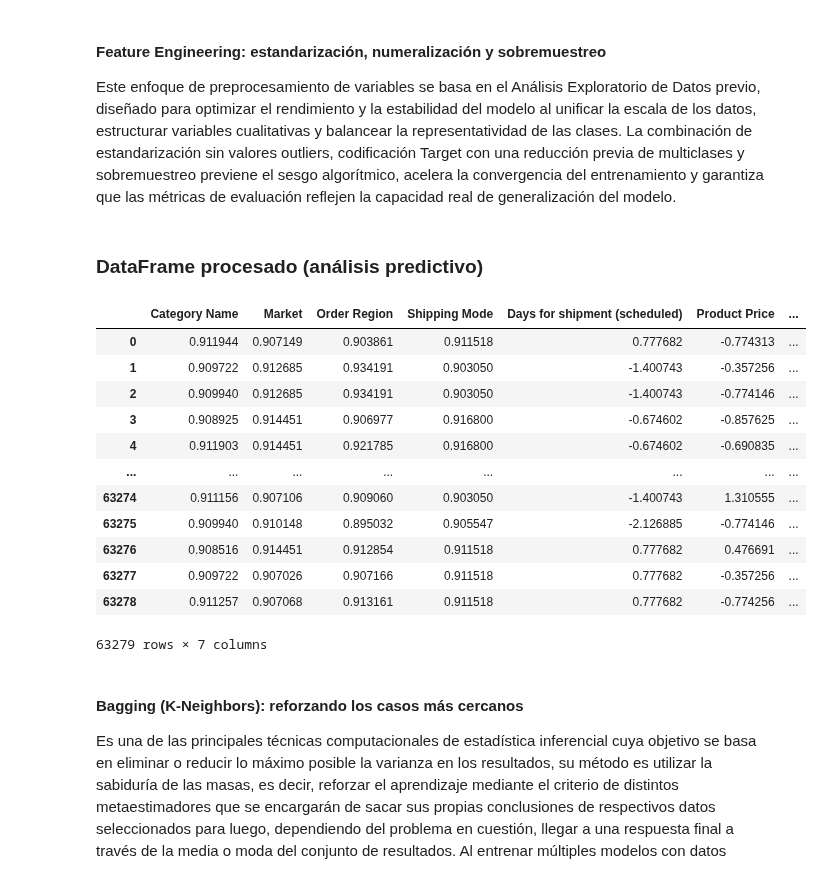
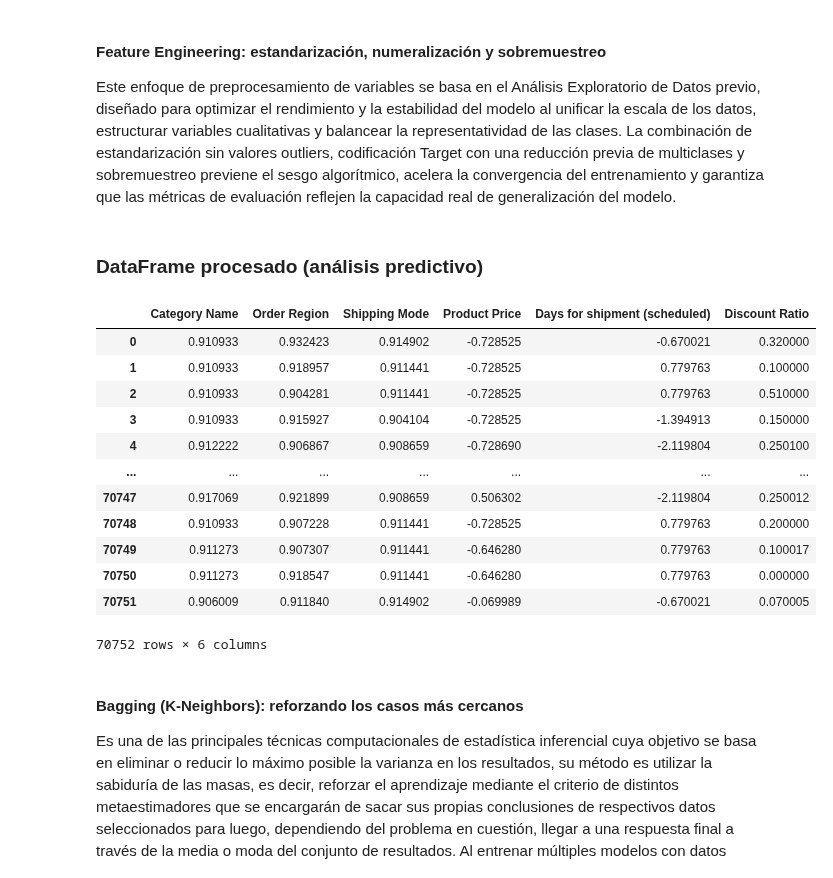
Before and after one commit to genagithub/proyecto-4, a Jupyter notebook: risk_scoring.ipynb, the cells around one changed output. Cells and saved outputs as stored; diff of their text form; code cells hidden in the pictures.

```diff
--- a/risk_scoring.ipynb
+++ b/risk_scoring.ipynb
@@ -57,7 +57,8 @@ success_counts = df_original["Order Success"].value_counts(normalize=True) * 100
 display(Markdown(f"### El {success_counts[1]:.2f}% de las transacciones terminan en éxito ---> Target Desbalanceada"))
 display(Markdown("-" * 70))
 
-numeric_vars = ["Discount Ratio", "Product Price", "Days for shipment (scheduled)"]
+numeric_var_limited = ["Discount Ratio"]
+numeric_vars = ["Product Price", "Days for shipment (scheduled)"]
 categorical_vars = ["Category Name", "Order Region", "Shipping Mode"]
 
 fig, axes = plt.subplots(nrows=1, ncols=3, figsize=(18, 6))
@@ -85,7 +86,7 @@ sns.set_theme(style="whitegrid")
 plt.bar(df_plot.index, df_plot["Frecuency"], color="b", label="Frecuencia por Clase")
 
 umbral = df_original.shape[0] * 0.025
-plt.axhline(y=umbral, color="r", linestyle="--", linewidth=1.5, label=f"Umbral actual: 1% (~{int(umbral)} filas)")
+plt.axhline(y=umbral, color="r", linestyle="--", linewidth=1.5, label=f"Umbral actual: 2.5% (~{int(umbral)} filas)")
 
 plt.title("Scree Plot (Gráfico de Codo) para 'Category Name'", fontsize=14, fontweight="bold", pad=15)
 plt.xlabel("Índice de Clases", fontsize=11)
@@ -126,52 +127,54 @@ def caps_outliers(df, columns):
 
 df, caps = caps_outliers(df, ["Product Price", "Discount Ratio"])
 
-X_train, X_test, y_train, y_test = train_test_split(df[categorical_vars + numeric_vars],
+X_train, X_test, y_train, y_test = train_test_split(df[categorical_vars + numeric_vars + numeric_var_limited],
                                                     df["Order Success"],
                                                     test_size=0.25,
                                                     random_state=42,
                                                     stratify=df["Order Success"])
 
 umbral = 0.025
 categories_distribution = X_train["Category Name"].value_counts(normalize=True)
 valid_categories = categories_distribution[categories_distribution > umbral].index
 
 X_train["Category Name"] = X_train["Category Name"].where(X_train["Category Name"].isin(valid_categories), "OTHERS")
 X_test["Category Name"] = X_test["Category Name"].where(X_test["Category Name"].isin(valid_categories), "OTHERS")
 
 scaler = StandardScaler()
 X_train_num = scaler.fit_transform(X_train[numeric_vars])
 X_train_num = pd.DataFrame(X_train_num, columns=numeric_vars, index=X_train.index)
 X_test_num = scaler.fit_transform(X_test[numeric_vars])
 X_test_num = pd.DataFrame(X_test_num, columns=numeric_vars, index=X_test.index)
 
 encoder = TargetEncoder(cols=categorical_vars)
 X_train_cat = encoder.fit_transform(X_train[categorical_vars], y_train)
 X_test_cat = encoder.fit_transform(X_test[categorical_vars], y_test)
 
 X_train_processed = pd.concat([X_train_cat, X_train_num], axis=1)
+X_train_processed[numeric_var_limited[0]] = X_train[numeric_var_limited[0]]
 X_test_processed = pd.concat([X_test_cat, X_test_num], axis=1)
+X_test_processed[numeric_var_limited[0]] = X_test[numeric_var_limited[0]]
 
 smote = SMOTE(sampling_strategy=0.2, random_state=42)
 X_train_processed_balanced, y_train_balanced = smote.fit_resample(X_train_processed, y_train)
 
 display(Markdown("### DataFrame procesado (análisis predictivo)"))
 display(X_train_processed_balanced)
 # %% [output]
 ### DataFrame procesado (análisis predictivo)
-|  | Category Name | Market | Order Region | Shipping Mode | Days for shipment (scheduled) | Product Price | ... |
-| 0 | 0.911944 | 0.907149 | 0.903861 | 0.911518 | 0.777682 | -0.774313 | ... |
-| 1 | 0.909722 | 0.912685 | 0.934191 | 0.903050 | -1.400743 | -0.357256 | ... |
-| 2 | 0.909940 | 0.912685 | 0.934191 | 0.903050 | -1.400743 | -0.774146 | ... |
-| 3 | 0.908925 | 0.914451 | 0.906977 | 0.916800 | -0.674602 | -0.857625 | ... |
-| 4 | 0.911903 | 0.914451 | 0.921785 | 0.916800 | -0.674602 | -0.690835 | ... |
-| ... | ... | ... | ... | ... | ... | ... | ... |
-| 63274 | 0.911156 | 0.907106 | 0.909060 | 0.903050 | -1.400743 | 1.310555 | ... |
-| 63275 | 0.909940 | 0.910148 | 0.895032 | 0.905547 | -2.126885 | -0.774146 | ... |
-| 63276 | 0.908516 | 0.914451 | 0.912854 | 0.911518 | 0.777682 | 0.476691 | ... |
-| 63277 | 0.909722 | 0.907026 | 0.907166 | 0.911518 | 0.777682 | -0.357256 | ... |
-| 63278 | 0.911257 | 0.907068 | 0.913161 | 0.911518 | 0.777682 | -0.774256 | ... |
+|  | Category Name | Order Region | Shipping Mode | Product Price | Days for shipment (scheduled) | Discount Ratio |
+| 0 | 0.910933 | 0.932423 | 0.914902 | -0.728525 | -0.670021 | 0.320000 |
+| 1 | 0.910933 | 0.918957 | 0.911441 | -0.728525 | 0.779763 | 0.100000 |
+| 2 | 0.910933 | 0.904281 | 0.911441 | -0.728525 | 0.779763 | 0.510000 |
+| 3 | 0.910933 | 0.915927 | 0.904104 | -0.728525 | -1.394913 | 0.150000 |
+| 4 | 0.912222 | 0.906867 | 0.908659 | -0.728690 | -2.119804 | 0.250100 |
+| ... | ... | ... | ... | ... | ... | ... |
+| 70747 | 0.917069 | 0.921899 | 0.908659 | 0.506302 | -2.119804 | 0.250012 |
+| 70748 | 0.910933 | 0.907228 | 0.911441 | -0.728525 | 0.779763 | 0.200000 |
+| 70749 | 0.911273 | 0.907307 | 0.911441 | -0.646280 | 0.779763 | 0.100017 |
+| 70750 | 0.911273 | 0.918547 | 0.911441 | -0.646280 | 0.779763 | 0.000000 |
+| 70751 | 0.906009 | 0.911840 | 0.914902 | -0.069989 | -0.670021 | 0.070005 |
-63279 rows × 7 columns
+70752 rows × 6 columns
 # %% [markdown]
 #### Bagging (K-Neighbors): reforzando los casos más cercanos
 Es una de las principales técnicas computacionales de estadística inferencial cuya objetivo se basa en eliminar o reducir lo máximo posible la varianza en los resultados, su método es utilizar la sabiduría de las masas, es decir, reforzar el aprendizaje mediante el criterio de distintos metaestimadores que se encargarán de sacar sus propias conclusiones de respectivos datos seleccionados para luego, dependiendo del problema en cuestión, llegar a una respuesta final a través de la media o moda del conjunto de resultados. Al entrenar múltiples modelos con datos ligeramente distintos y contar sus resultados, el Bagging suaviza estas fluctuaciones. La agregación de los resultados cancela la varianza individual de cada modelo, resultando en un modelo de conjunto con un error de varianza significativamente menor.
```
Also changed, not shown: parts of 3 cells of this notebook.
